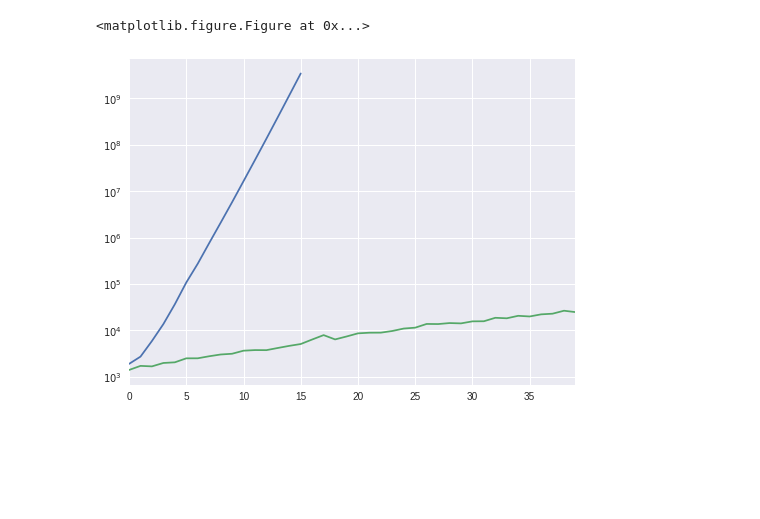
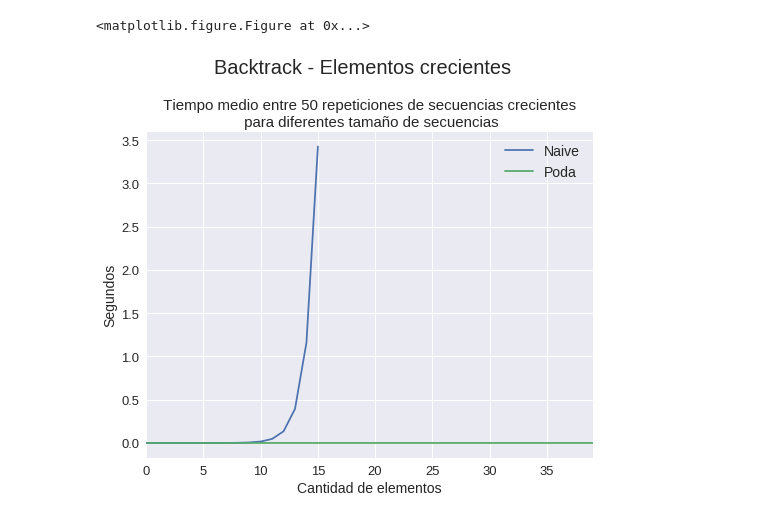
Before and after one commit to JonSeijo/algo3-tp1, a Jupyter notebook: experimentos/Graficador creciente.ipynb, the cells around one changed output. Saved outputs shown, nothing was run; the diff lists cells and outputs as text; code cells hidden in the pictures; blank space fills up the shorter version.

Commit message:
Agrega referencias a graficos crecientes

```diff
--- a/experimentos/Graficador creciente.ipynb
+++ b/experimentos/Graficador creciente.ipynb
@@ -4,11 +4,12 @@ import seaborn as sns
 import matplotlib.pyplot as plt
 import numpy as np
 # %%
-datos_naive_random = pd.read_csv('../datos/naive/creciente.csv')
-datos_naive_random.drop(datos_naive_random.columns[50], axis = 1,inplace=True) # Borro columna fea
-#datos_naive_random.drop(15, inplace=True) # Borro n=16 para achicar grafico
-datos_naive_random['mean'] = datos_naive_random.mean(axis = 1)
-datos_naive_random
+datos_naive = pd.read_csv('../datos/naive/creciente.csv')
+datos_naive.drop(datos_naive.columns[50], axis = 1,inplace=True) # Borro columna fea
+#datos_naive.drop(15, inplace=True) # Borro n=16 para achicar grafico
+datos_naive['mean'] = datos_naive.mean(axis = 1)
+datos_naive['meanSeconds'] = datos_naive['mean'] / 1000000000
+datos_naive
 # %% [output]
 |  | R0 | R1 | R2 | R3 | R4 | R5 | R6 | R7 | R8 | R9 | ... | ... |
 | 0 | 1772 | 2045 | 1952 | 2158 | 2142 | 1826 | 1752 | 5639 | 1496 | 1987 | ... | ... |
@@ -31,8 +32,9 @@ datos_naive_random
 # %%
-datos_poda_random = pd.read_csv('../datos/poda/creciente.csv')
-datos_poda_random.drop(datos_poda_random.columns[50], axis = 1,inplace=True) # Borro columna fea
-datos_poda_random['mean'] = datos_poda_random.mean(axis = 1)
-datos_poda_random
+datos_poda = pd.read_csv('../datos/poda/creciente.csv')
+datos_poda.drop(datos_poda.columns[50], axis = 1,inplace=True) # Borro columna fea
+datos_poda['mean'] = datos_poda.mean(axis = 1)
+datos_poda['meanSeconds'] = datos_poda['mean'] / 1000000000
+datos_poda
 # %% [output]
 |  | R0 | R1 | R2 | R3 | R4 | R5 | R6 | R7 | R8 | R9 | ... | ... |
 | 0 | 1394 | 1151 | 1299 | 1156 | 1115 | 1032 | 1173 | 1482 | 1488 | 1860 | ... | ... |
@@ -74,19 +57,25 @@ plt.show()
-# %%
-#ESCALA LOGARITMICA
-%matplotlib inline
-tiempos_naive_random = datos_naive_random['mean']
-tiempos_poda_random = datos_poda_random['mean']
-
-# 50 repes
-# Naive: n = 15
-# Poda: n = 40
-
-plt.clf()
-plt.figure(figsize=(8,6))
-plot_naive = tiempos_naive_random.plot(logy = True)
-plot_poda = tiempos_poda_random.plot(logy = True)
-
-plt.show()
-# %% [output]
-<matplotlib.figure.Figure at 0x...>
-[figure, removed]
+# %%
+%matplotlib inline
+tiempos_naive = datos_naive['meanSeconds']
+tiempos_poda = datos_poda['meanSeconds']
+
+# 50 repes
+# Naive: n = 15
+# Poda: n = 40
+
+plt.clf()
+fig = plt.figure(figsize=(8,6))
+
+plot_naive = tiempos_naive.plot(fontsize = 13)
+plot_poda = tiempos_poda.plot()
+
+fig.suptitle('Backtrack - Elementos crecientes', fontsize=20, position = (0.5, 1.05)) # Add the text/suptitle to figure
+plot_naive.set_title('\n Tiempo medio entre 50 repeticiones de secuencias crecientes \n para diferentes tamaño de secuencias', fontsize = 15)
+plot_naive.legend(['Naive', 'Poda'], fontsize = 14)
+plot_naive.set_xlabel("Cantidad de elementos", size = 14)
+plot_naive.set_ylabel("Segundos", size = 14)
+
+plt.show()
+# %% [output]
+<matplotlib.figure.Figure at 0x...>
+[figure, added]
```
Also changed, not shown: parts of 8 cells of this notebook.
